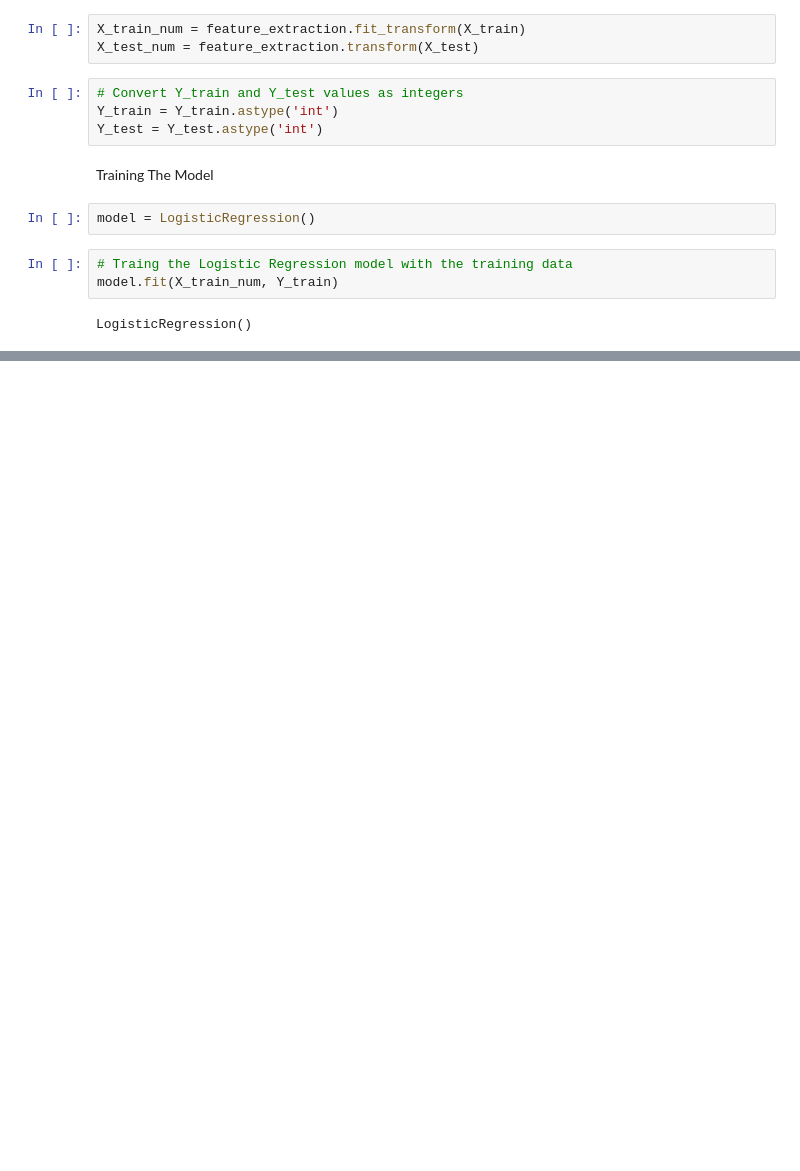
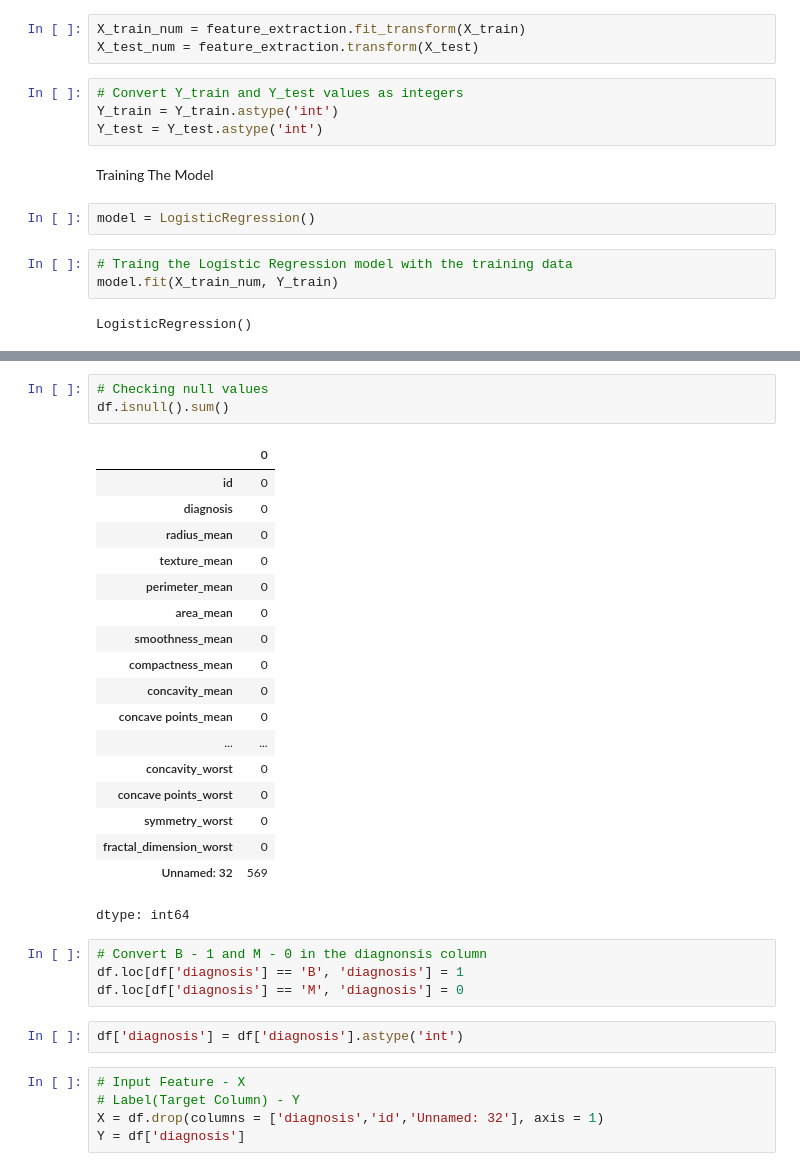
Before and after one commit to amityadav757330/DS-ML-AI, a Jupyter notebook: DS_ML_AI_Batch_1.ipynb, the cells around one changed output, grey strips where cells are left out. Saved outputs shown, nothing was run; the diff lists cells and outputs as text; blank space fills up the shorter version.

```diff
--- a/DS_ML_AI_Batch_1.ipynb
+++ b/DS_ML_AI_Batch_1.ipynb
@@ -2813,0 +2889,33 @@ Spam Email
+# %%
+# Checking null values
+df.isnull().sum()
+# %% [output]
+|  | 0 |
+| id | 0 |
+| diagnosis | 0 |
+| radius_mean | 0 |
+| texture_mean | 0 |
+| perimeter_mean | 0 |
+| area_mean | 0 |
+| smoothness_mean | 0 |
+| compactness_mean | 0 |
+| concavity_mean | 0 |
+| concave points_mean | 0 |
+| ... | ... |
+| concavity_worst | 0 |
+| concave points_worst | 0 |
+| symmetry_worst | 0 |
+| fractal_dimension_worst | 0 |
+| Unnamed: 32 | 569 |
+dtype: int64
+# %%
+# Convert B - 1 and M - 0 in the diagnonsis column
+df.loc[df['diagnosis'] == 'B', 'diagnosis'] = 1
+df.loc[df['diagnosis'] == 'M', 'diagnosis'] = 0
+# %%
+df['diagnosis'] = df['diagnosis'].astype('int')
+# %%
+# Input Feature - X
+# Label(Target Column) - Y
+X = df.drop(columns = ['diagnosis','id','Unnamed: 32'], axis = 1)
+Y = df['diagnosis']
```
Also changed, not shown: parts of 23 cells of this notebook.
